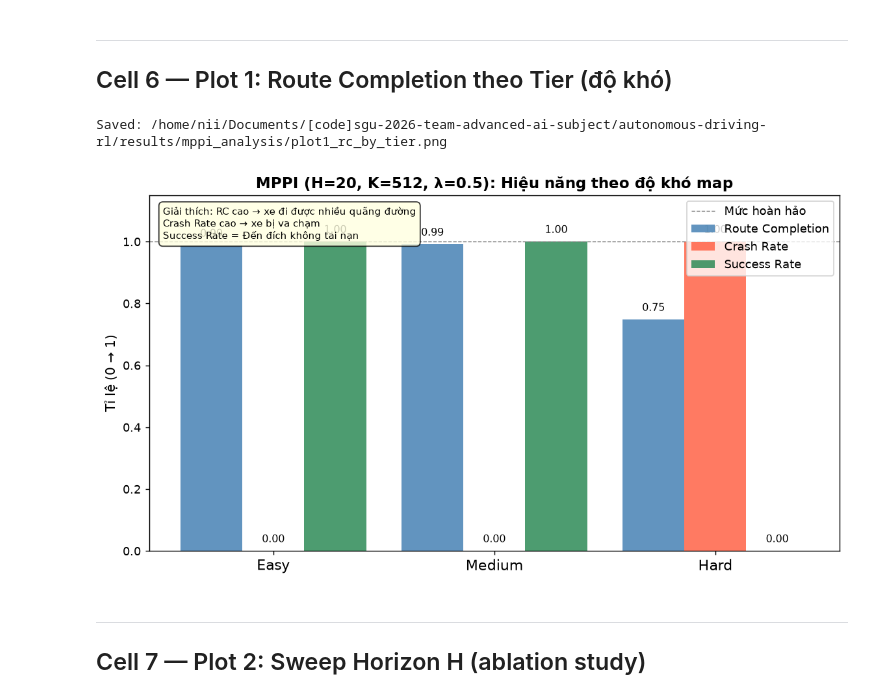
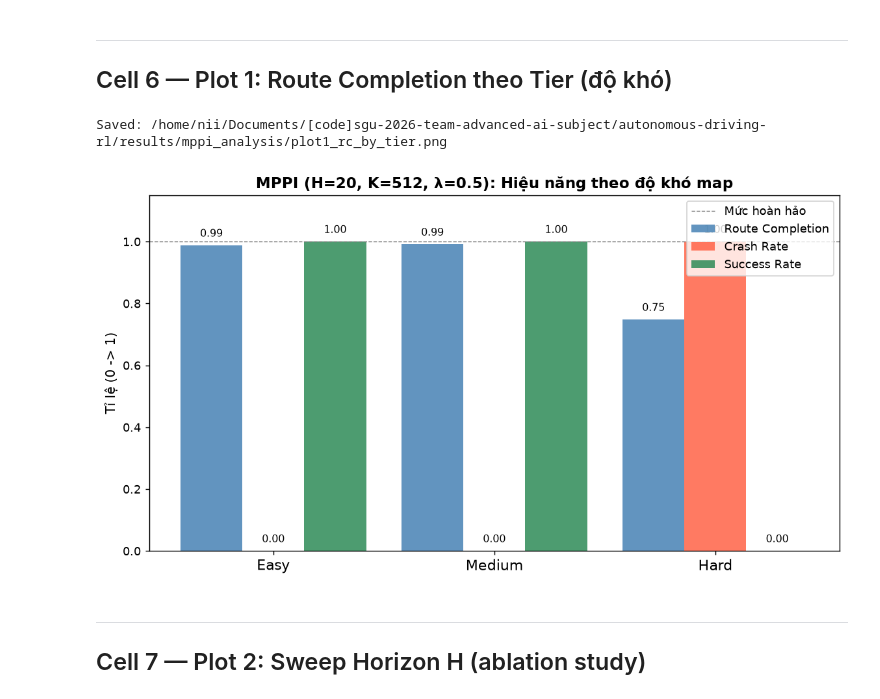
Before and after one commit to doduyquy/sgu-team-2026-advanced-ai-subject, a Jupyter notebook: autonomous-driving-rl/notebooks/exp_mppi_agent.ipynb, the cells around one changed output. Drawn from its saved outputs; the diff is of its cells as text; code cells hidden in the pictures.

Commit message:
update: update some plot for MPPI exp on train

```diff
--- a/autonomous-driving-rl/notebooks/exp_mppi_agent.ipynb
+++ b/autonomous-driving-rl/notebooks/exp_mppi_agent.ipynb
@@ -541,42 +541,42 @@ def plot_rc_by_tier(results: List[Dict], save_path: Optional[pathlib.Path] = Non
     width = 0.28
 
     fig, ax = plt.subplots(figsize=(9, 5))
     bars_rc = ax.bar(x - width, rc_vals, width, label="Route Completion", color="steelblue", alpha=0.85)
     bars_cr = ax.bar(x,          crash_vals, width, label="Crash Rate",      color="tomato",    alpha=0.85)
     bars_sc = ax.bar(x + width,  success_vals, width, label="Success Rate",  color="seagreen",  alpha=0.85)
 
     ax.set_xticks(x)
     ax.set_xticklabels(tiers, fontsize=12)
-    ax.set_ylabel("Tỉ lệ (0 → 1)")
+    ax.set_ylabel("Tỉ lệ (0 -> 1)")
     ax.set_title("MPPI (H=20, K=512, λ=0.5): Hiệu năng theo độ khó map", fontweight="bold")
     ax.set_ylim(0, 1.15)
     ax.axhline(1.0, color="gray", ls="--", lw=0.8, label="Mức hoàn hảo")
     ax.legend(loc="upper right")
 
     for bar in bars_rc + bars_cr + bars_sc:
         h = bar.get_height()
         ax.text(bar.get_x() + bar.get_width() / 2, h + 0.02, f"{h:.2f}",
                 ha="center", va="bottom", fontsize=9)
 
-    ax.text(0.02, 0.97,
-        "Giải thích: RC cao → xe đi được nhiều quãng đường\n"
-        "Crash Rate cao → xe bị va chạm\n"
-        "Success Rate = Đến đích không tai nạn",
-        transform=ax.transAxes, fontsize=8.5,
-        va="top", bbox=dict(boxstyle="round,pad=0.4", facecolor="lightyellow", alpha=0.8)
-    )
+    # ax.text(0.02, 0.97,
+    #     "Giải thích: RC cao --> xe đi được nhiều quãng đường\n"
+    #     "Crash Rate cao --> xe bị va chạm\n"
+    #     "Success Rate = Đến đích không tai nạn",
+    #     transform=ax.transAxes, fontsize=8.5,
+    #     va="top", bbox=dict(boxstyle="round,pad=0.4", facecolor="lightyellow", alpha=0.8)
+    # )
 
     plt.tight_layout()
     if save_path:
         plt.savefig(save_path, dpi=150, bbox_inches="tight")
         print(f"Saved: {save_path}")
     plt.show()
 
 
 plot_rc_by_tier(results, save_path=RESULTS_DIR / "plot1_rc_by_tier.png")
 # %% [output]
 Saved: /home/nii/Documents/[code]sgu-2026-team-advanced-ai-subject/autonomous-driving-rl/results/mppi_analysis/plot1_rc_by_tier.png
-[figure, old version]
+[figure, new version]
 # %% [markdown]
 ---
 ## Cell 7 — Plot 2: Sweep Horizon H (ablation study)
```
Also changed, not shown: parts of 3 cells of this notebook, 3 other files.
